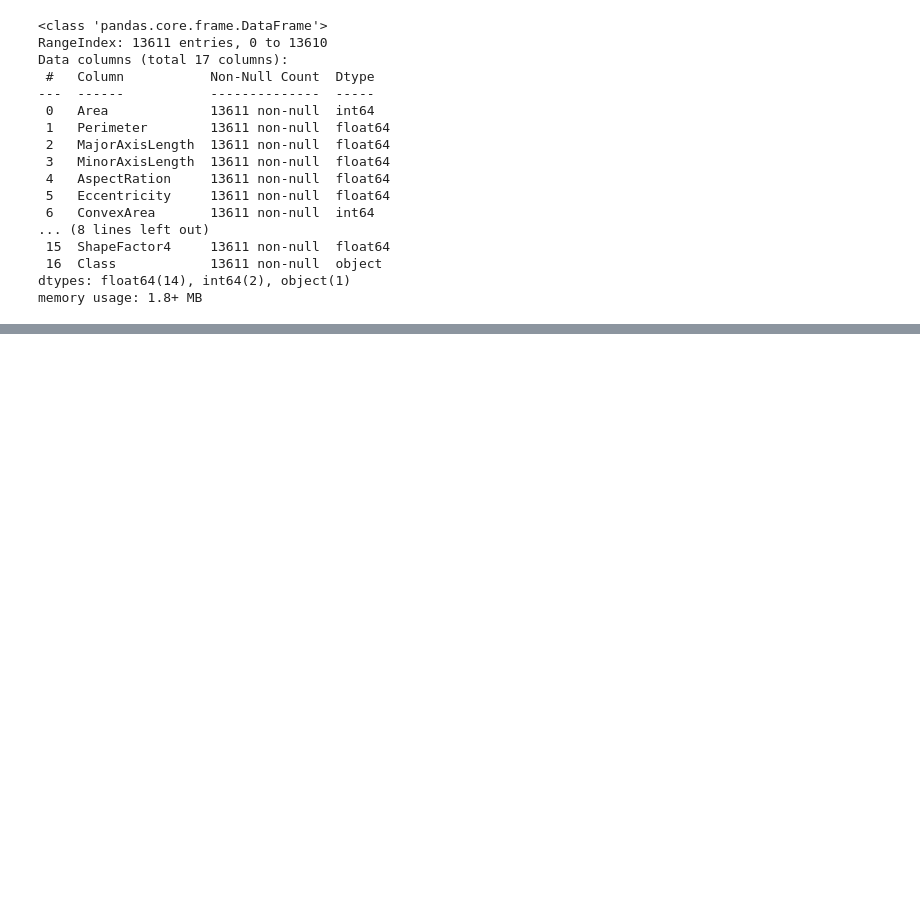
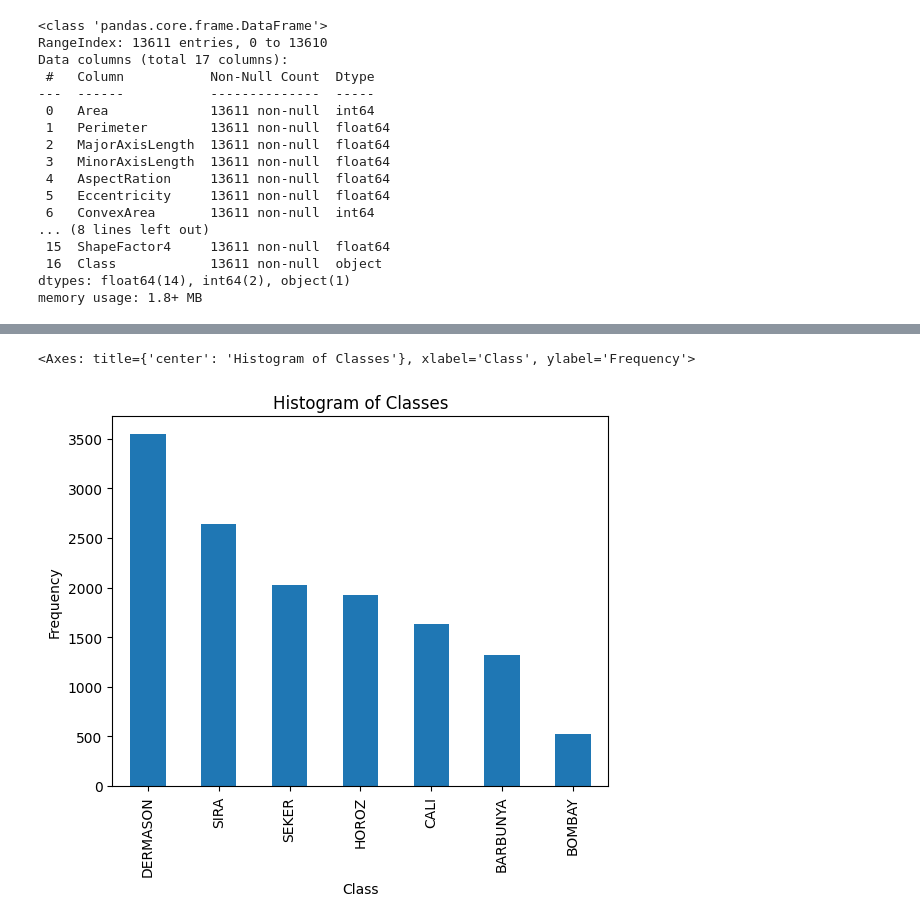
Before and after one commit to juniors719/dry_bean_classifier, a Jupyter notebook: dry_bean_classification.ipynb, the cells around one changed output, grey strips where cells are left out. Drawn from its saved outputs; the diff is of its cells as text; code cells hidden in the pictures; blank space fills up the shorter version.

Commit message:
gráficos para visualização dos dados

```diff
--- a/dry_bean_classification.ipynb
+++ b/dry_bean_classification.ipynb
@@ -79,0 +51,5 @@ df.describe()
+# %%
+df['Class'].value_counts().plot(kind='bar', title='Histogram of Classes', xlabel='Class', ylabel='Frequency')
+# %% [output]
+<Axes: title={'center': 'Histogram of Classes'}, xlabel='Class', ylabel='Frequency'>
+[figure, added]
```
Also changed, not shown: parts of 4 cells of this notebook.
